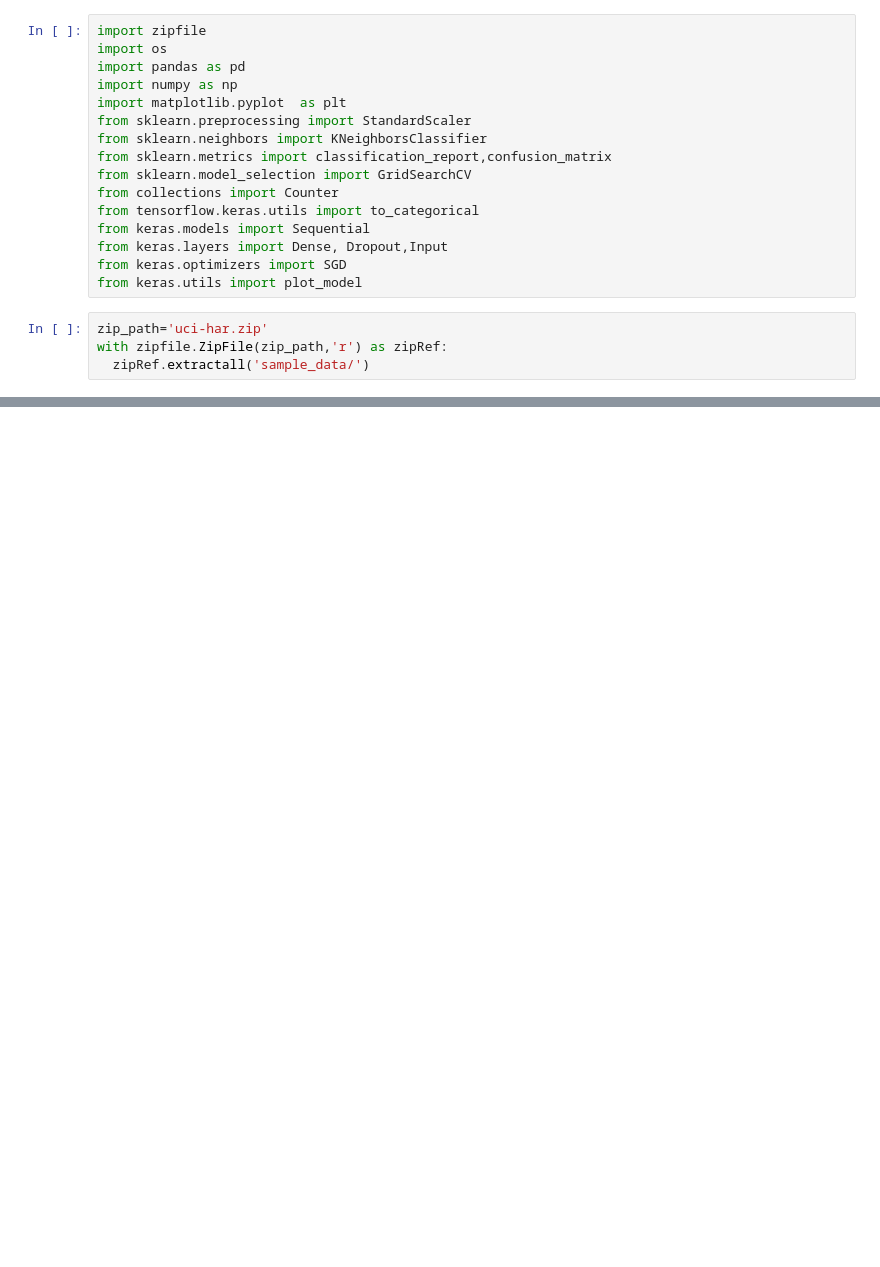
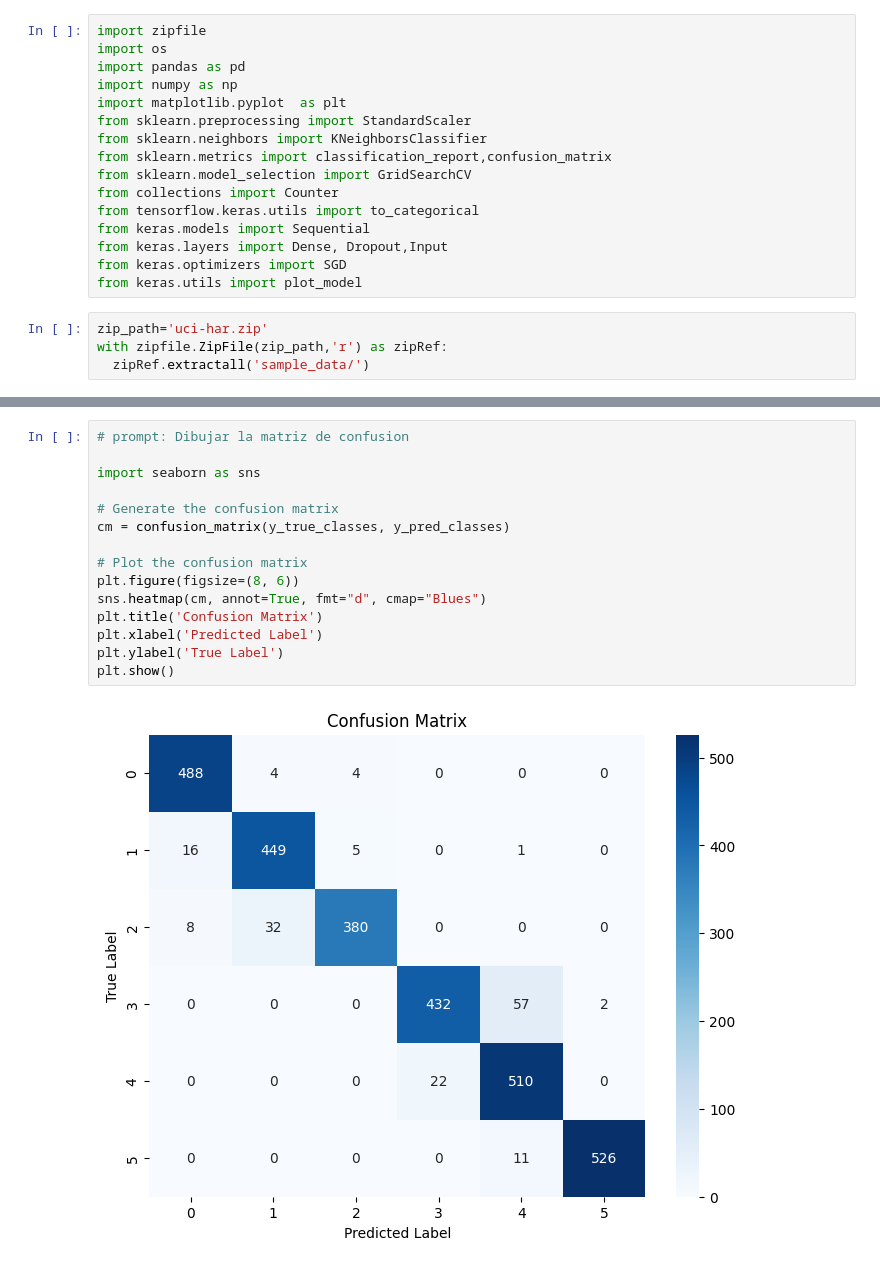
Before and after one commit to JULIOARMANDOG/PRY_FINAL_MAESTRIA, a Jupyter notebook: LTSM_ProyectoFinal_14.ipynb, the cells around one changed output, grey strips where cells are left out. Drawn from its saved outputs; the diff is of its cells as text; blank space fills up the shorter version.

```diff
--- a/LTSM_ProyectoFinal_14.ipynb
+++ b/LTSM_ProyectoFinal_14.ipynb
@@ -162,0 +163,17 @@ Classification Report:
+# %%
+# prompt: Dibujar la matriz de confusion
+
+import seaborn as sns
+
+# Generate the confusion matrix
+cm = confusion_matrix(y_true_classes, y_pred_classes)
+
+# Plot the confusion matrix
+plt.figure(figsize=(8, 6))
+sns.heatmap(cm, annot=True, fmt="d", cmap="Blues")
+plt.title('Confusion Matrix')
+plt.xlabel('Predicted Label')
+plt.ylabel('True Label')
+plt.show()
+# %% [output]
+[figure, added]
```
Also changed, not shown: parts of 2 cells of this notebook.
